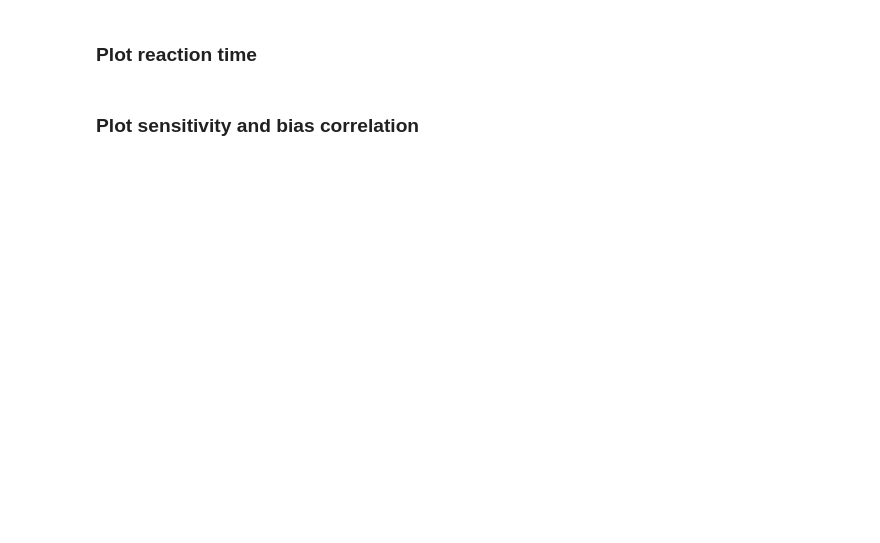
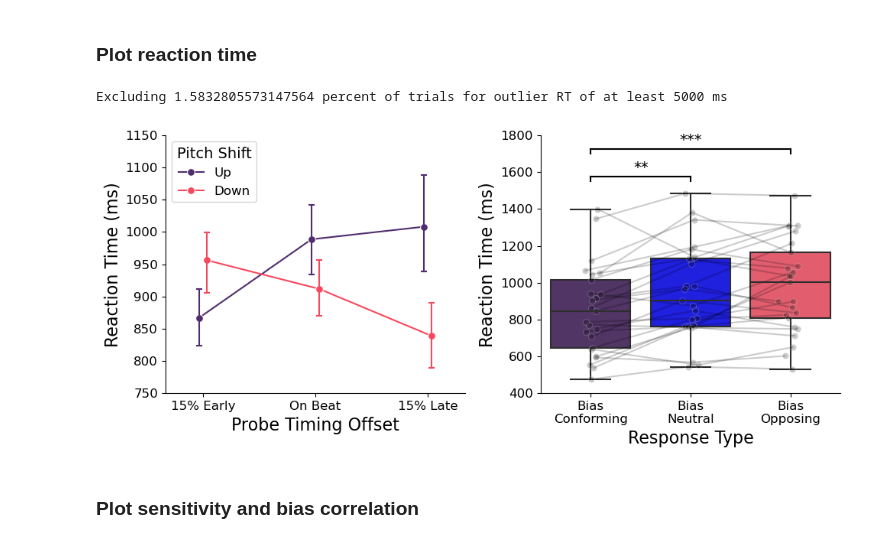
Before and after one commit to jpazdera/IllusoryPitch, a Jupyter notebook: E1/analysis/Analysis (IP).ipynb, the cells around one changed output. Saved outputs shown, nothing was run; the diff lists cells and outputs as text; code cells hidden in the pictures; blank space fills up the shorter version.

```diff
--- a/E1/analysis/Analysis (IP).ipynb
+++ b/E1/analysis/Analysis (IP).ipynb
@@ -174,9 +205,10 @@ plt.gcf().savefig(FIGURE_PATH + 'ratings.svg')
 # %% [markdown]
 ### Plot reaction time
 # %%
-# Load trial data
+# Load trial data from correct trials
 data = pd.read_csv(TRIAL_DATAFILE)
 data = data[~np.isin(data.subject, EXCLUDED)]
+data = data[data.correct]
 
 # Exclude trials with reaction times slower than 5 seconds
 rt_thresh = 5000
@@ -184,52 +216,76 @@ bad_rt = data.rt > rt_thresh
 print('Excluding %s percent of trials for outlier RT of at least %s ms' % (bad_rt.mean() * 100, rt_thresh))
 data = data[~bad_rt]
 
-# Loftus & Masson (1994) method of plotting within-subject effects
-# For reaction time plots, we will analyze at the trial level rather than subject level due to some participants
-# having very few incorrect responses, giving us poor estimates of their mean reaction times for incorrect trials
-subj_means = data.groupby('subject').mean().reset_index()
+# Add column coding response types as bias conforming, opposing, or neutral
+data['response_type'] = ''
+bias_conforming_mask = ((data.offset == -15).astype(int) + (data.pitch_shift=='+').astype(int)) % 2 == 0
+data.loc[bias_conforming_mask, 'response_type'] = 'conforming'
+data.loc[~bias_conforming_mask, 'response_type'] = 'opposing'
+neutral_mask = data.offset == 0
+data.loc[neutral_mask, 'response_type'] = 'neutral'
+
+# Get subject averages for each response type
+type_data = data.groupby(['subject', 'response_type']).mean(numeric_only=True).reset_index()
+
+# Loftus & Masson (1994) method of plotting within-subject effects for main RT figure
+cond_means = data.groupby(['subject', 'offset', 'pitch_shift']).mean(numeric_only=True).reset_index()
+subj_means = cond_means.groupby('subject').mean(numeric_only=True).reset_index()
 grand_mean = subj_means.mean()
-within_data = data.copy()
+within_data1 = cond_means.copy()
 for i, subj in enumerate(subj_means.subject):
-    within_data.loc[within_data.subject == subj, 'rt'] -= subj_means.rt[i] - grand_mean.rt
-    #within_data.loc[within_data.subject == subj, 'response'] -= subj_means.response[i] - grand_mean.response
+    within_data1.loc[within_data1.subject == subj, 'rt'] -= subj_means.rt[i] - grand_mean.rt
 
 # Stagger the x-axis values so error bars will be easier to read
-within_data.loc[within_data.pitch_shift == '+', 'offset'] -= .5
-within_data.loc[within_data.pitch_shift == '-', 'offset'] += .5
+within_data1.loc[within_data1.pitch_shift == '+', 'offset'] -= .5
+within_data1.loc[within_data1.pitch_shift == '-', 'offset'] += .5
+# %% [output]
+Excluding 1.5832805573147564 percent of trials for outlier RT of at least 5000 ms
 # %%
 plt.subplot(121)
 
-sns.lineplot(x='offset', y='rt', hue='pitch_shift', data=within_data[within_data['correct']],
+sns.lineplot(x='offset', y='rt', hue='pitch_shift', data=within_data1,
              ls='-', lw=lw, marker='o', ms=msize, hue_order=['+', '-'], palette=[color1, color2],
              err_style='bars', err_kws=dict(capsize=capsize, lw=lw, capthick=lw))
 
-plt.title('Correct Response')
 plt.xlabel('Probe Timing Offset')
 plt.ylabel('Reaction Time (ms)')
 plt.legend(['Up', 'Down'], title='Pitch Shift', loc='upper left')
 plt.xlim(-20, 20)
 plt.xticks([-15, 0, 15], ['15% Early', 'On Beat', '15% Late'])
-plt.ylim(700, 1200)
+plt.ylim(750, 1150)
 
 plt.subplot(122)
-sns.lineplot(x='offset', y='rt', hue='pitch_shift', data=within_data[~within_data['correct']],
-             ls='-', lw=lw, marker='o', ms=msize, hue_order=['+', '-'], palette=[color1, color2],
-             err_style='bars', err_kws=dict(capsize=capsize, lw=lw, capthick=lw))
 
-# Stylize subplot
-plt.title('Incorrect Response')
-plt.xlabel('Probe Timing Offset')
+sns.boxplot(x='response_type', y='rt', data=type_data, order=['conforming', 'neutral', 'opposing'], palette=[color1, 'b', color2])
+type_map = {'conforming': 0, 'neutral': 1, 'opposing': 2}
+for s in type_data.subject.unique():
+    sdata = type_data[type_data.subject == s]
+    sns.lineplot(x=[type_map[x] + np.random.normal(0, .04) for x in sdata.response_type], y='rt', data=sdata,
+                 color=text_color, alpha=.2, marker='o', ms=msize*.85, lw=lw)
+
+plt.text(.43, 1600, '**', fontsize=14)
+plt.plot([0, 1], [1575, 1575], c=text_color)
+plt.plot([0, 0], [1550, 1575], c=text_color)
+plt.plot([1, 1], [1550, 1575], c=text_color)
+
+plt.text(.89, 1750, '***', fontsize=14)
+plt.plot([0, 2], [1725, 1725], c=text_color)
+plt.plot([0, 0], [1700, 1725], c=text_color)
+plt.plot([2, 2], [1700, 1725], c=text_color)
+
+plt.xlabel('Response Type')
 plt.ylabel('Reaction Time (ms)')
-plt.legend(['Up', 'Down'], title='Pitch Shift', loc='upper right')
-plt.xlim(-20, 20)
-plt.xticks([-15, 0, 15], ['15% Early', 'On Beat', '15% Late'])
-plt.ylim(900, 1600)
+#plt.xlim(-20, 20)
+plt.xticks([0, 1, 2], ['Bias\nConforming', 'Bias\nNeutral', 'Bias\nOpposing'])
+plt.ylim(400, 1800)
+
 
 # Stylize figure and save
 plt.gcf().set_size_inches(10, 4.5)
 plt.tight_layout()
 plt.gcf().savefig(FIGURE_PATH + 'rt.svg')
+# %% [output]
+[figure, added]
 # %% [markdown]
 ### Plot sensitivity and bias correlation
 # %%
```
Also changed, not shown: parts of 13 cells of this notebook, 5 other files.
